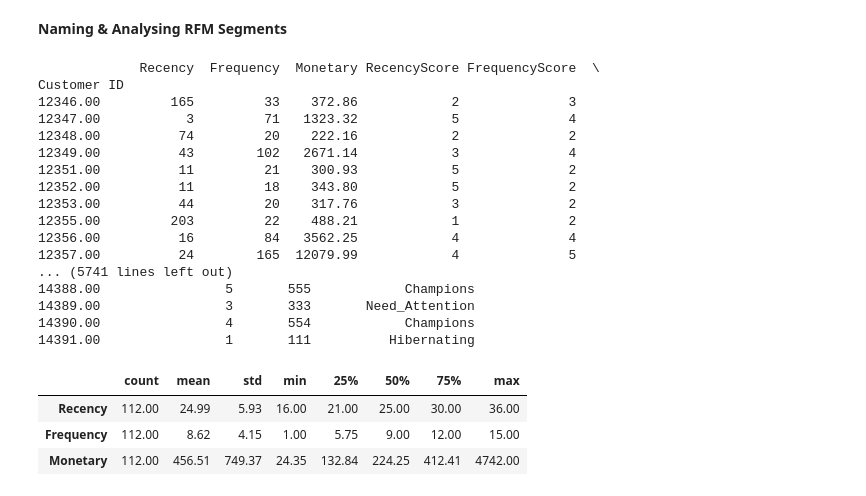
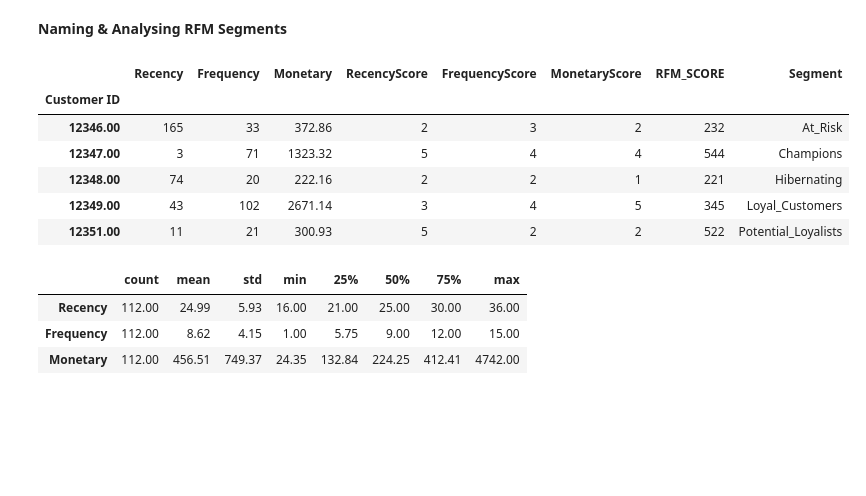
Before and after one commit to hasancatalgol/RFM, a Jupyter notebook: rfm_model.ipynb, the cells around one changed output. Saved outputs shown, nothing was run; the diff lists cells and outputs as text; code cells hidden in the pictures; blank space fills up the shorter version.

Commit message:
Folder Change
Add ExportCustomer Folder

```diff
--- a/rfm_model.ipynb
+++ b/rfm_model.ipynb
@@ -276,23 +276,13 @@ new_df.to_csv("Need_Attention.csv")
-# %%
-rfm
-# %% [output]
-             Recency  Frequency  Monetary RecencyScore FrequencyScore  \
-Customer ID
-12346.00         165         33    372.86            2              3
-12347.00           3         71   1323.32            5              4
-12348.00          74         20    222.16            2              2
-12349.00          43        102   2671.14            3              4
-12351.00          11         21    300.93            5              2
-12352.00          11         18    343.80            5              2
-12353.00          44         20    317.76            3              2
-12355.00         203         22    488.21            1              2
-12356.00          16         84   3562.25            4              4
-12357.00          24        165  12079.99            4              5
-... (5741 lines left out)
-14388.00                5       555            Champions
-14389.00                3       333       Need_Attention
-14390.00                4       554            Champions
-14391.00                1       111          Hibernating
+# %%
+rfm.head()
+# %% [output]
+|  | Recency | Frequency | Monetary | RecencyScore | FrequencyScore | MonetaryScore | RFM_SCORE | Segment |
+| Customer ID |  |  |  |  |  |  |  |  |
+| 12346.00 | 165 | 33 | 372.86 | 2 | 3 | 2 | 232 | At_Risk |
+| 12347.00 | 3 | 71 | 1323.32 | 5 | 4 | 4 | 544 | Champions |
+| 12348.00 | 74 | 20 | 222.16 | 2 | 2 | 1 | 221 | Hibernating |
+| 12349.00 | 43 | 102 | 2671.14 | 3 | 4 | 5 | 345 | Loyal_Customers |
+| 12351.00 | 11 | 21 | 300.93 | 5 | 2 | 2 | 522 | Potential_Loyalists |
 # %%
 rfm[rfm["Segment"] == "Hibernating"].describe().T
 #Hibernating has a great M value which should be revived.
```
Also changed, not shown: parts of 2 cells of this notebook, 4 other files.
